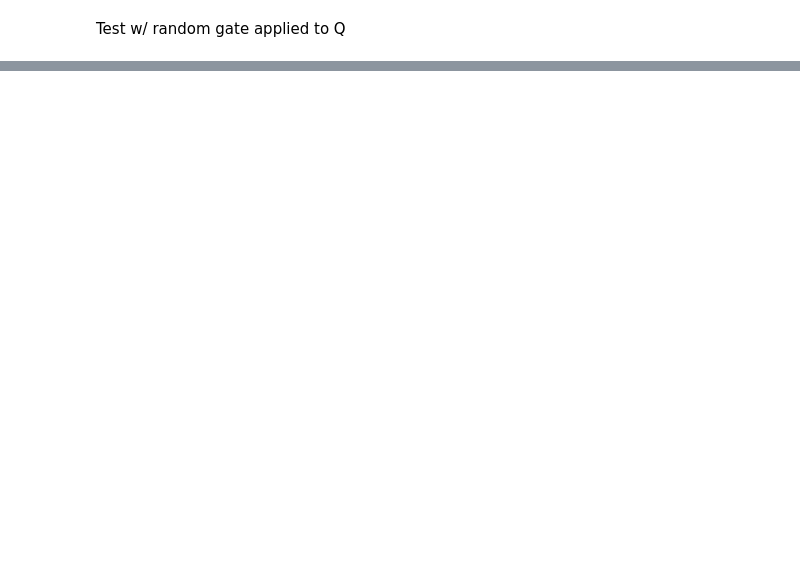
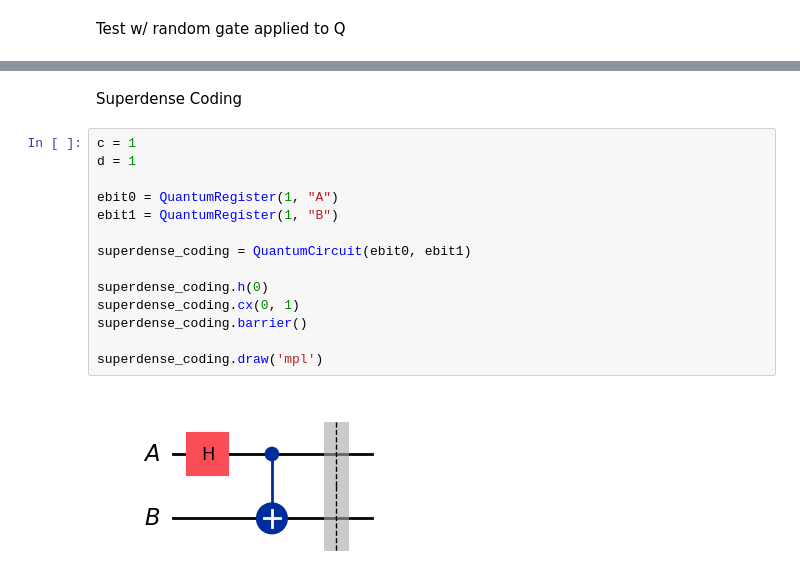
Before and after one commit to Shlok-C/Superposed, a Jupyter notebook: Qiskit/entanglement.ipynb, the cells around one changed output, grey strips where cells are left out. Saved outputs shown, nothing was run; the diff lists cells and outputs as text; blank space fills up the shorter version.

Commit message:
superdense coding & cshs game

```diff
--- a/Qiskit/entanglement.ipynb
+++ b/Qiskit/entanglement.ipynb
@@ -106,0 +107,18 @@ plot_histogram(stats)
+# %% [markdown]
+Superdense Coding
+# %%
+c = 1
+d = 1
+
+ebit0 = QuantumRegister(1, "A")
+ebit1 = QuantumRegister(1, "B")
+
+superdense_coding = QuantumCircuit(ebit0, ebit1)
+
+superdense_coding.h(0)
+superdense_coding.cx(0, 1)
+superdense_coding.barrier()
+
+superdense_coding.draw('mpl')
+# %% [output]
+[figure, added]
```
Also changed, not shown: parts of 17 cells of this notebook.
